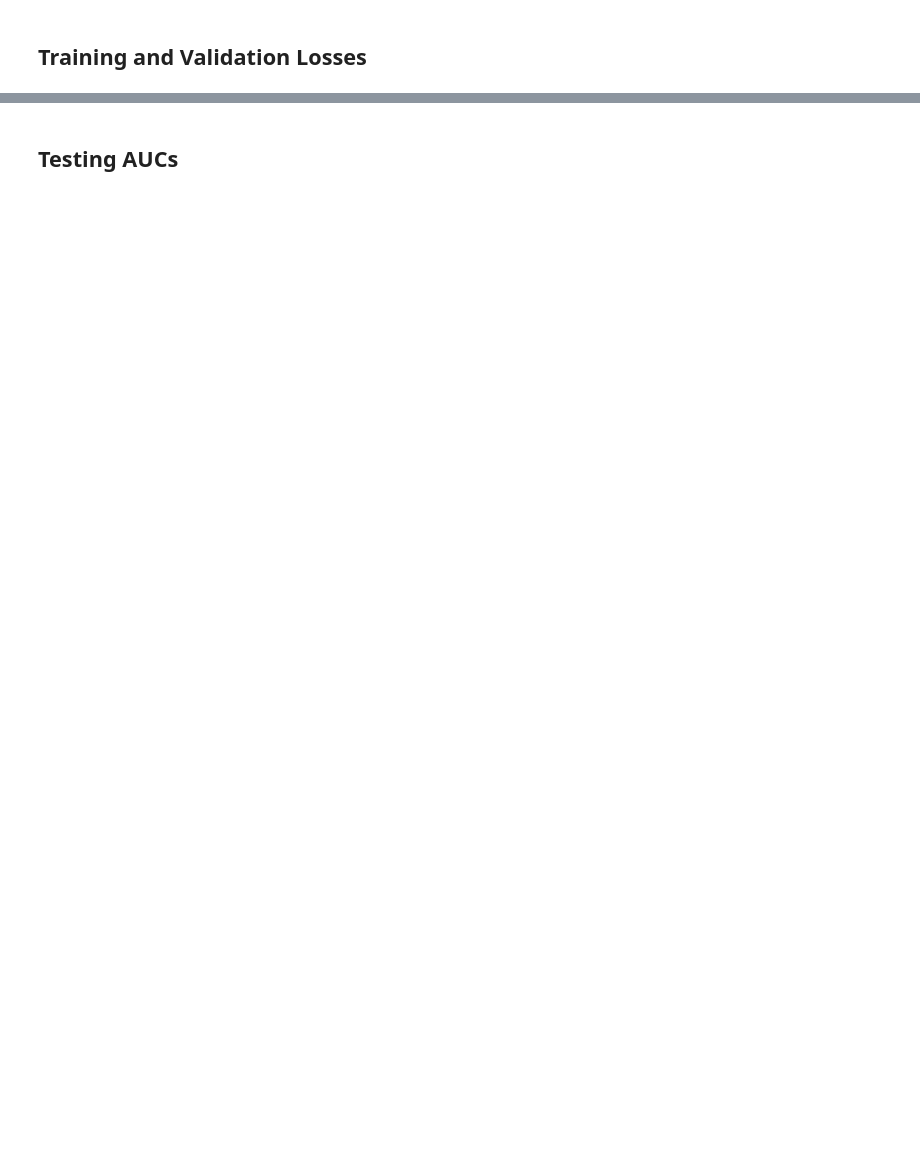
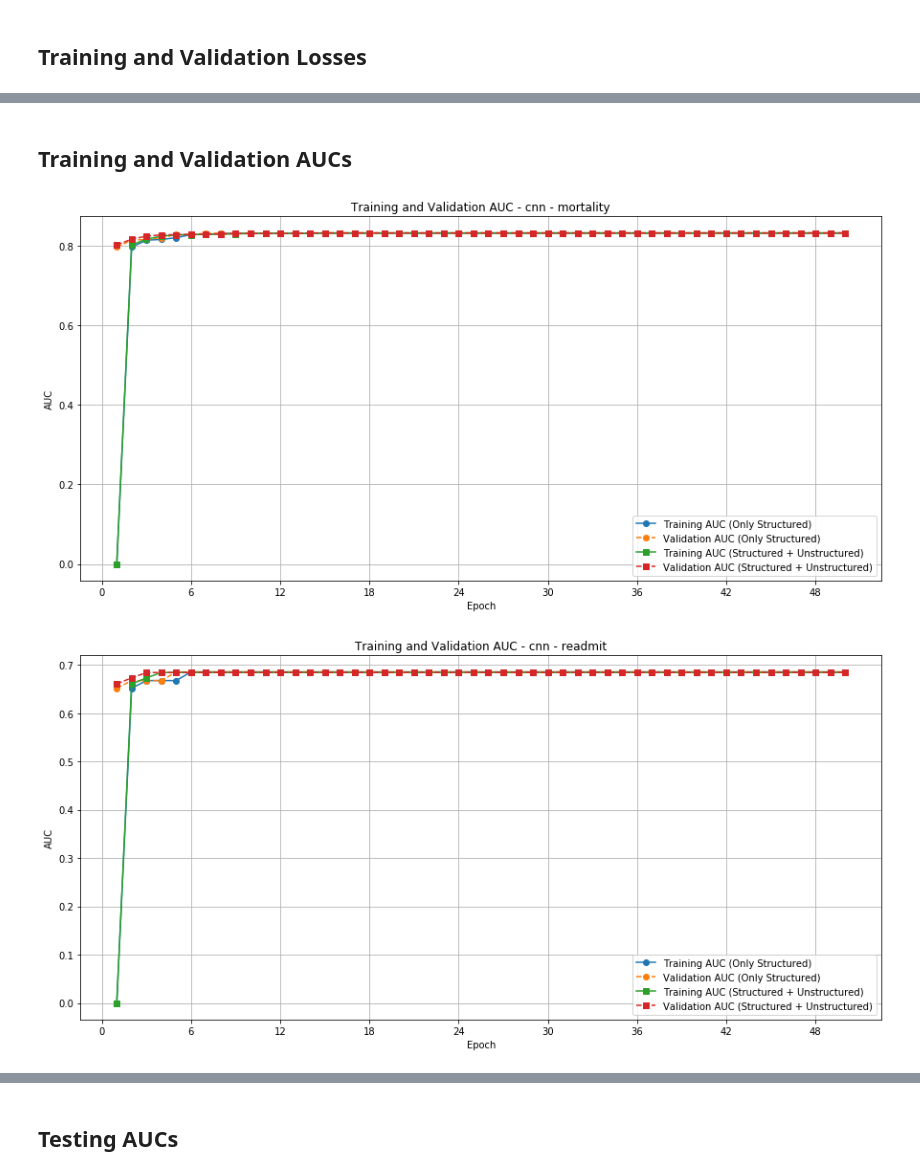
Before and after one commit to nchuynh/clinical-fusion, a Jupyter notebook: DL4H_Team_70.ipynb, the cells around one changed output, grey strips where cells are left out. Drawn from its saved outputs; the diff is of its cells as text; code cells hidden in the pictures; blank space fills up the shorter version.

```diff
--- a/DL4H_Team_70.ipynb
+++ b/DL4H_Team_70.ipynb
@@ -824,0 +750,39 @@ for task in list_tasks:
+# %% [markdown]
+## Training and Validation AUCs
+# %%
+def plot_auc(model, task):
+    '''
+      model: 'cnn', 'lstm'
+      task: 'mortality', 'readmit', 'llos'
+
+    '''
+
+    # load dataframes with metrics for models with and without unstructured data
+    model_0 = pd.read_csv(f'./metrics/{model}_{task}_0.csv')
+    model_1 = pd.read_csv(f'./metrics/{model}_{task}_1.csv')
+
+    # plot training loss and validation loss for models with and without unstructured data
+    plt.figure(figsize=(15, 7))
+    plt.plot(model_0['epoch'], model_0['train_auc'], marker='o', label='Training AUC (Only Structured)')
+    plt.plot(model_0['epoch'], model_0['val_auc'], marker='o', linestyle='--', label='Validation AUC (Only Structured)')
+    plt.plot(model_1['epoch'], model_1['train_auc'], marker='s', label='Training AUC (Structured + Unstructured)')
+    plt.plot(model_1['epoch'], model_1['val_auc'], marker='s', linestyle='--', label='Validation AUC (Structured + Unstructured)')
+    plt.title(f'Training and Validation AUC - {model} - {task}')
+    plt.xlabel('Epoch')
+    plt.ylabel('AUC')
+    plt.legend()
+    plt.grid(True)
+
+    ax = plt.gca()
+    ax.xaxis.set_major_locator(MaxNLocator(integer=True))
+
+    plt.show()
+
+list_tasks = ['mortality', 'readmit', 'llos']
+# %%
+# AUCs for Fusion-CNN
+for task in list_tasks:
+    plot_auc('cnn', task)
+# %% [output]
+[figure, added]
+[figure, added]
```
Also changed, not shown: parts of 55 cells of this notebook.
